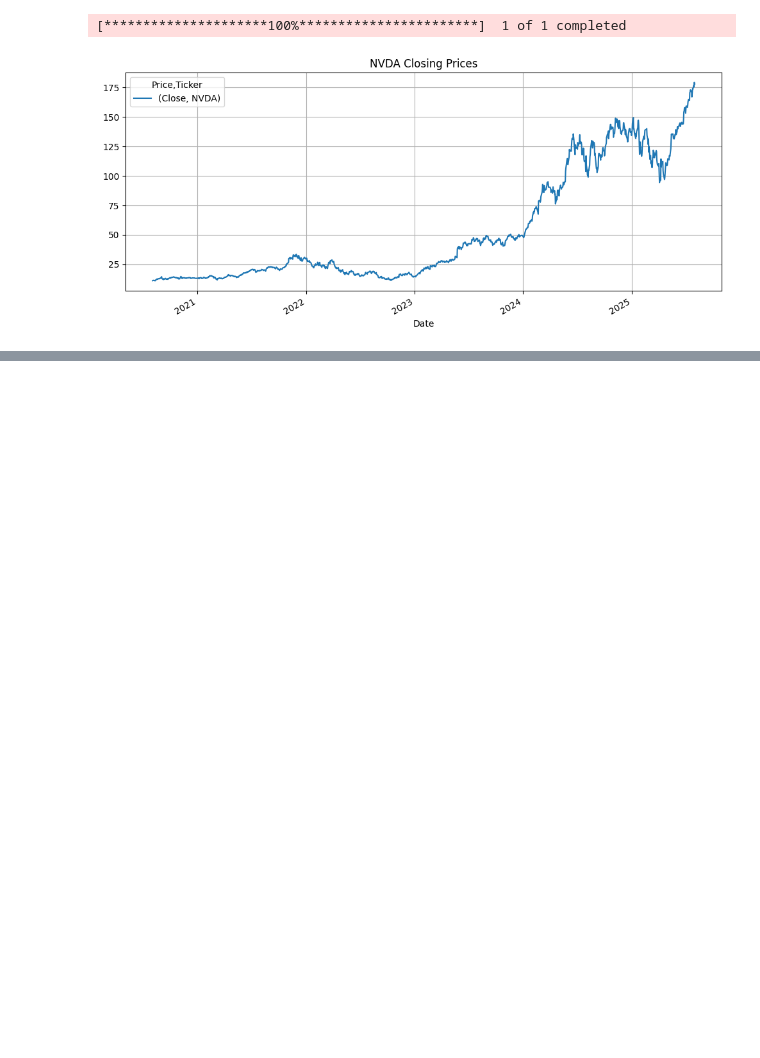
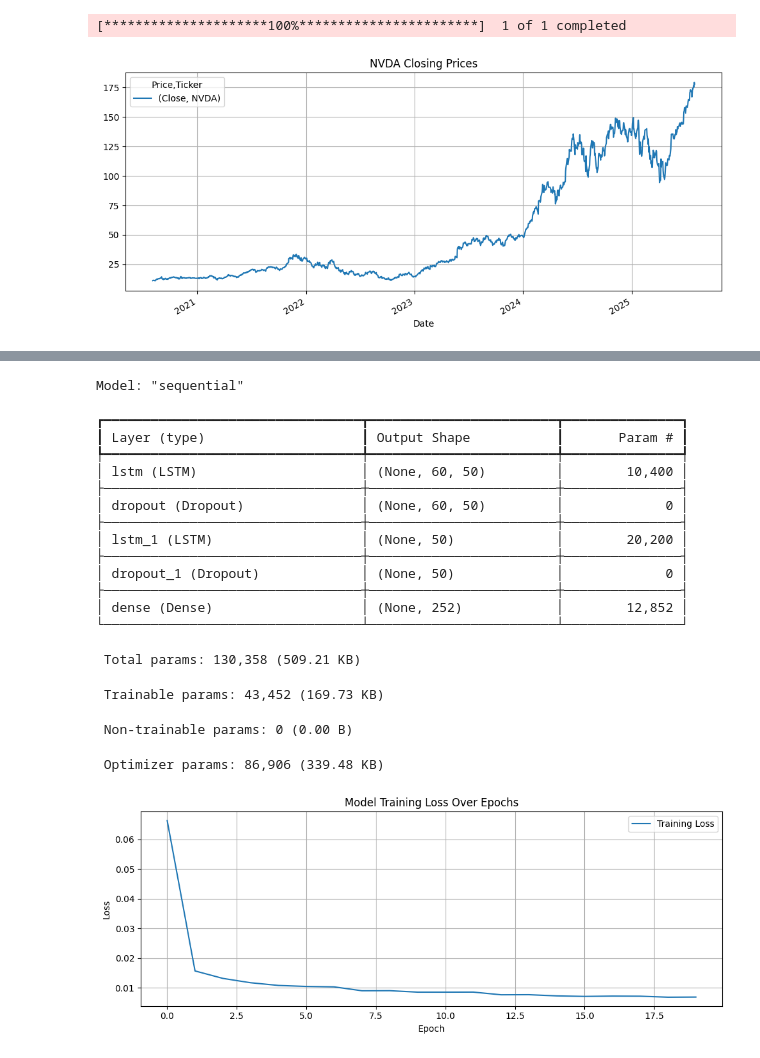
Before and after one commit to 0m3g4Kn1ght/team-collaboration-practice, a Jupyter notebook: Stock_Price_Prediction.ipynb, the cells around one changed output, grey strips where cells are left out. Drawn from its saved outputs; the diff is of its cells as text; code cells hidden in the pictures; blank space fills up the shorter version.

```diff
--- a/Stock_Price_Prediction.ipynb
+++ b/Stock_Price_Prediction.ipynb
@@ -98,0 +220,34 @@ plt.show()
+# %%
+# Model architecture summary
+model.summary()
+
+# Plot training loss
+plt.figure(figsize=(10, 4))
+plt.plot(history.history['loss'], label="Training Loss")
+plt.title("Model Training Loss Over Epochs")
+plt.xlabel("Epoch")
+plt.ylabel("Loss")
+plt.grid()
+plt.legend()
+plt.tight_layout()
+plt.show()
+# %% [output]
+Model: "sequential"
+┏━━━━━━━━━━━━━━━━━━━━━━━━━━━━━━━━━┳━━━━━━━━━━━━━━━━━━━━━━━━┳━━━━━━━━━━━━━━━┓
+┃ Layer (type)                    ┃ Output Shape           ┃       Param # ┃
+┡━━━━━━━━━━━━━━━━━━━━━━━━━━━━━━━━━╇━━━━━━━━━━━━━━━━━━━━━━━━╇━━━━━━━━━━━━━━━┩
+│ lstm (LSTM)                     │ (None, 60, 50)         │        10,400 │
+├─────────────────────────────────┼────────────────────────┼───────────────┤
+│ dropout (Dropout)               │ (None, 60, 50)         │             0 │
+├─────────────────────────────────┼────────────────────────┼───────────────┤
+│ lstm_1 (LSTM)                   │ (None, 50)             │        20,200 │
+├─────────────────────────────────┼────────────────────────┼───────────────┤
+│ dropout_1 (Dropout)             │ (None, 50)             │             0 │
+├─────────────────────────────────┼────────────────────────┼───────────────┤
+│ dense (Dense)                   │ (None, 252)            │        12,852 │
+└─────────────────────────────────┴────────────────────────┴───────────────┘
+ Total params: 130,358 (509.21 KB)
+ Trainable params: 43,452 (169.73 KB)
+ Non-trainable params: 0 (0.00 B)
+ Optimizer params: 86,906 (339.48 KB)
+[figure, added]
```
Also changed, not shown: parts of 10 cells of this notebook.
